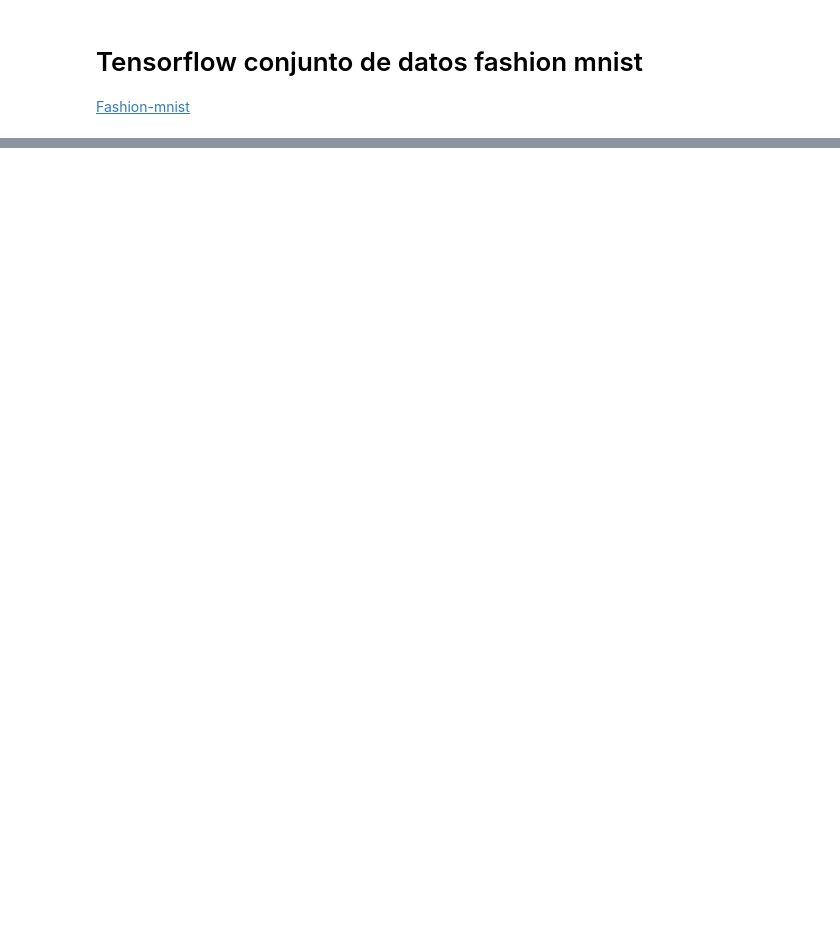
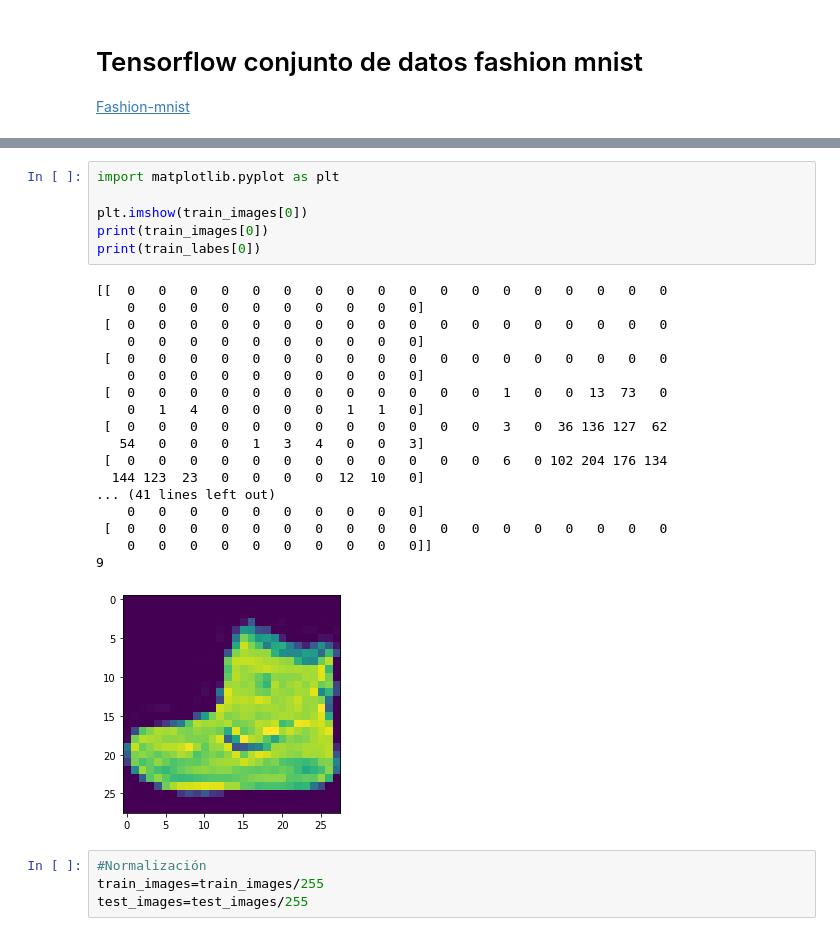
Before and after one commit to guillermohenrion/AI, a Jupyter notebook: tensorflow.ipynb, the cells around one changed output, grey strips where cells are left out. Cells and saved outputs as stored; diff of their text form; blank space fills up the shorter version.

```diff
--- a/tensorflow.ipynb
+++ b/tensorflow.ipynb
@@ -56,0 +70,29 @@ Downloading data from http://fashion-mnist.s3-website.eu-central-1.amazonaws.com
+# %%
+import matplotlib.pyplot as plt
+
+plt.imshow(train_images[0])
+print(train_images[0])
+print(train_labes[0])
+# %% [output]
+[[  0   0   0   0   0   0   0   0   0   0   0   0   0   0   0   0   0   0
+    0   0   0   0   0   0   0   0   0   0]
+ [  0   0   0   0   0   0   0   0   0   0   0   0   0   0   0   0   0   0
+    0   0   0   0   0   0   0   0   0   0]
+ [  0   0   0   0   0   0   0   0   0   0   0   0   0   0   0   0   0   0
+    0   0   0   0   0   0   0   0   0   0]
+ [  0   0   0   0   0   0   0   0   0   0   0   0   1   0   0  13  73   0
+    0   1   4   0   0   0   0   1   1   0]
+ [  0   0   0   0   0   0   0   0   0   0   0   0   3   0  36 136 127  62
+   54   0   0   0   1   3   4   0   0   3]
+ [  0   0   0   0   0   0   0   0   0   0   0   0   6   0 102 204 176 134
+  144 123  23   0   0   0   0  12  10   0]
+... (41 lines left out)
+    0   0   0   0   0   0   0   0   0   0]
+ [  0   0   0   0   0   0   0   0   0   0   0   0   0   0   0   0   0   0
+    0   0   0   0   0   0   0   0   0   0]]
+9
+[figure, added]
+# %%
+#Normalización
+train_images=train_images/255
+test_images=test_images/255
```
Also changed, not shown: parts of 7 cells of this notebook.
